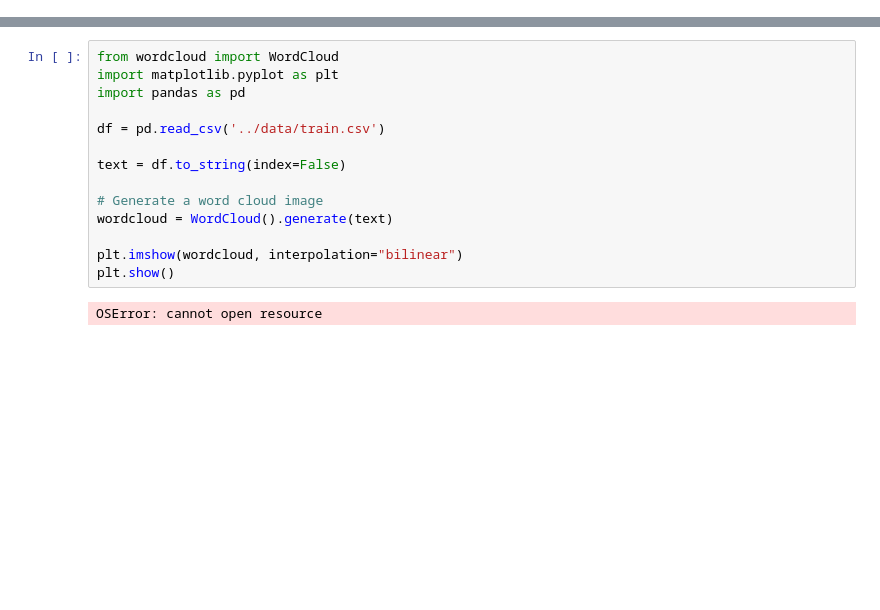
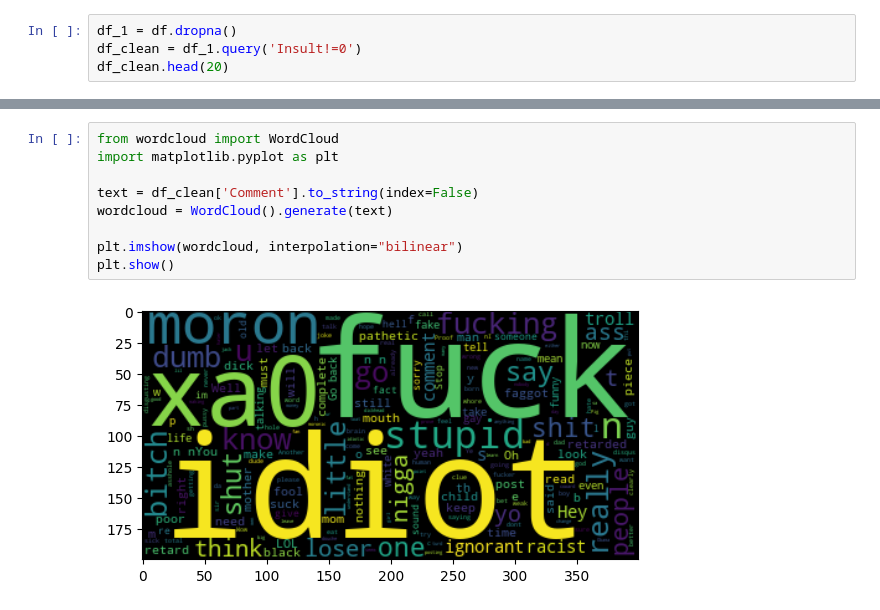
Before and after one commit to ZizouHuweidi/data-labs, a Jupyter notebook: src/zubeir.ipynb, the cells around one changed output, grey strips where cells are left out. Drawn from its saved outputs; the diff is of its cells as text; blank space fills up the shorter version.

Commit message:
cleaned up final

```diff
--- a/src/zubeir.ipynb
+++ b/src/zubeir.ipynb
@@ -0,0 +39,4 @@
+# %%
+df_1 = df.dropna()
+df_clean = df_1.query('Insult!=0')
+df_clean.head(20)
@@ -1,16 +82,11 @@
 # %%
 from wordcloud import WordCloud
 import matplotlib.pyplot as plt
-import pandas as pd
 
-df = pd.read_csv('../data/train.csv')
-
-text = df.to_string(index=False)
-
-# Generate a word cloud image
+text = df_clean['Comment'].to_string(index=False)
 wordcloud = WordCloud().generate(text)
 
 plt.imshow(wordcloud, interpolation="bilinear")
 plt.show()
 # %% [output]
-OSError: cannot open resource
+[figure, added]
```
Also changed, not shown: parts of 5 cells of this notebook, 2 other files.
